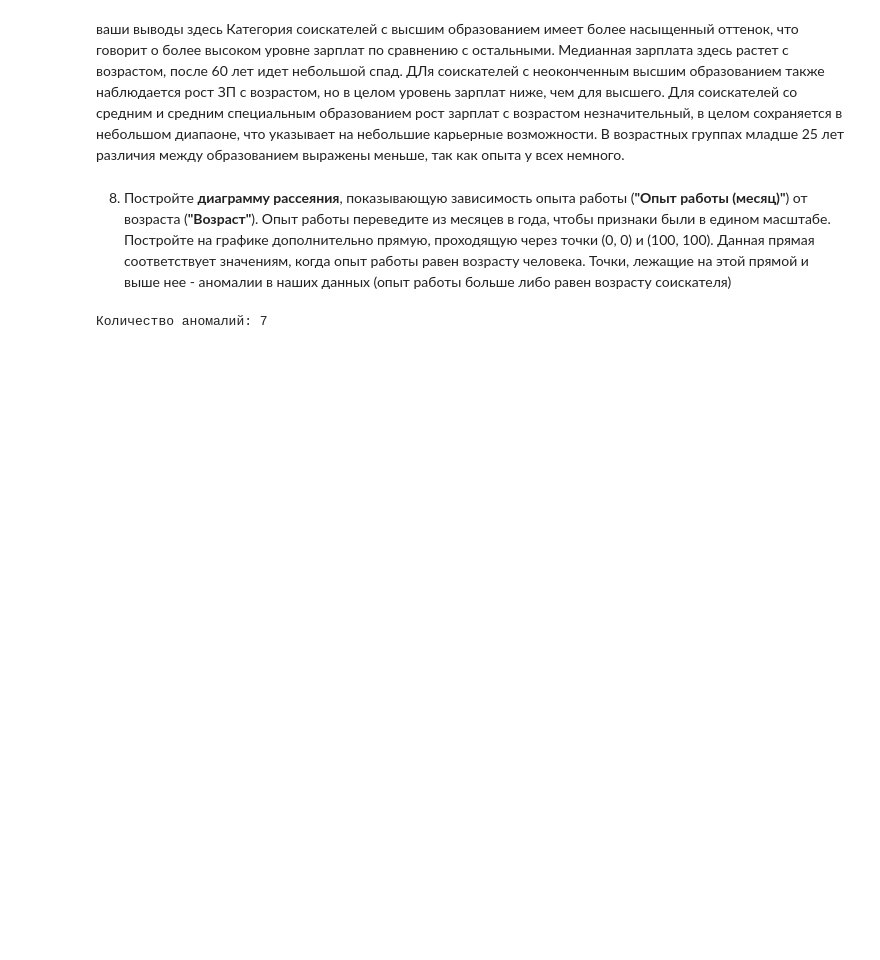
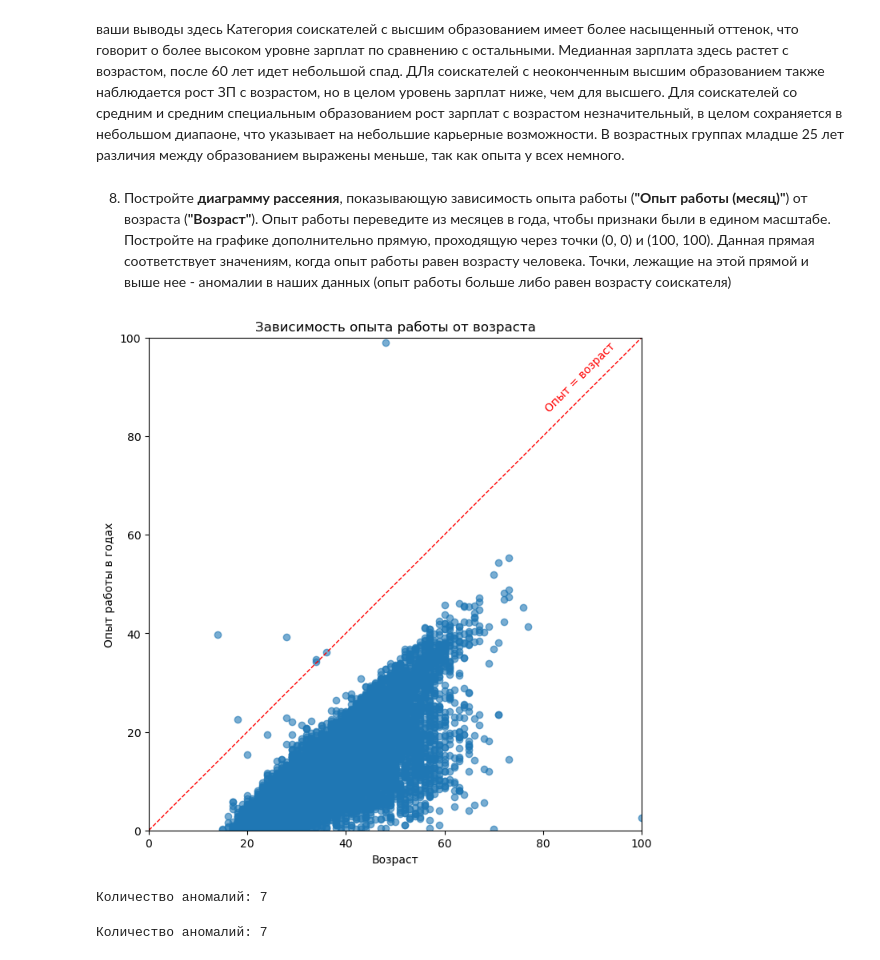
Before and after one commit to nezhablack/hh-project, a Jupyter notebook: Python_для_анализа_данных__Итоговыи__проект_Ноутбук-шаблон.ipynb, the cells around one changed output. Drawn from its saved outputs; the diff is of its cells as text; code cells hidden in the pictures; blank space fills up the shorter version.

Commit message:
all plots visible

```diff
--- a/Python_для_анализа_данных__Итоговыи__проект_Ноутбук-шаблон.ipynb
+++ b/Python_для_анализа_данных__Итоговыи__проект_Ноутбук-шаблон.ipynb
@@ -790,4 +790,31 @@ plt.show()
 Категория соискателей с высшим образованием имеет более насыщенный оттенок, что говорит о более высоком уровне зарплат по сравнению с остальными. Медианная зарплата здесь растет с возрастом, после 60 лет идет небольшой спад. ДЛя соискателей с неоконченным высшим образованием также наблюдается рост ЗП с возрастом, но в целом уровень зарплат ниже, чем для высшего. Для соискателей со средним и средним специальным образованием рост зарплат с возрастом незначительный, в целом сохраняется в небольшом диапаоне, что указывает на небольшие карьерные возможности. В возрастных группах младше 25 лет различия между образованием выражены меньше, так как опыта у всех немного.
 # %% [markdown]
 8. Постройте **диаграмму рассеяния**, показывающую зависимость опыта работы (**"Опыт работы (месяц)"**) от возраста (**"Возраст"**). Опыт работы переведите из месяцев в года, чтобы признаки были в едином масштабе. Постройте на графике дополнительно прямую, проходящую через точки (0, 0) и (100, 100). Данная прямая соответствует значениям, когда опыт работы равен возрасту человека. Точки, лежащие на этой прямой и выше нее - аномалии в наших данных (опыт работы больше либо равен возрасту соискателя)
+# %%
+
+hh_df['Опыт работы в годах'] = hh_df['Опыт работы в месяцах'] / 12
+
+fig, ax = plt.subplots(figsize=(8, 8))
+
+ax.scatter(hh_df['Возраст'], hh_df['Опыт работы в годах'], alpha=0.6)
+
+ax.plot([0, 100], [0, 100], 'r--', linewidth=1)
+
+ax.text(80, 85, 'Опыт = возраст', color='red', rotation=45)
+
+ax.set_xlim(0, 100)
+ax.set_ylim(0, 100)
+ax.set_aspect('equal', adjustable='box')
+
+ax.set_xlabel('Возраст')
+ax.set_ylabel('Опыт работы в годах')
+ax.set_title('Зависимость опыта работы от возраста')
+
+plt.show()
+
+anomaly_count = (hh_df['Опыт работы в годах'] > hh_df['Возраст']).sum()
+print(f'Количество аномалий: {anomaly_count}')
+# %% [output]
+[figure, added]
+Количество аномалий: 7
 # %%
```
Also changed, not shown: parts of 1 cell of this notebook.
